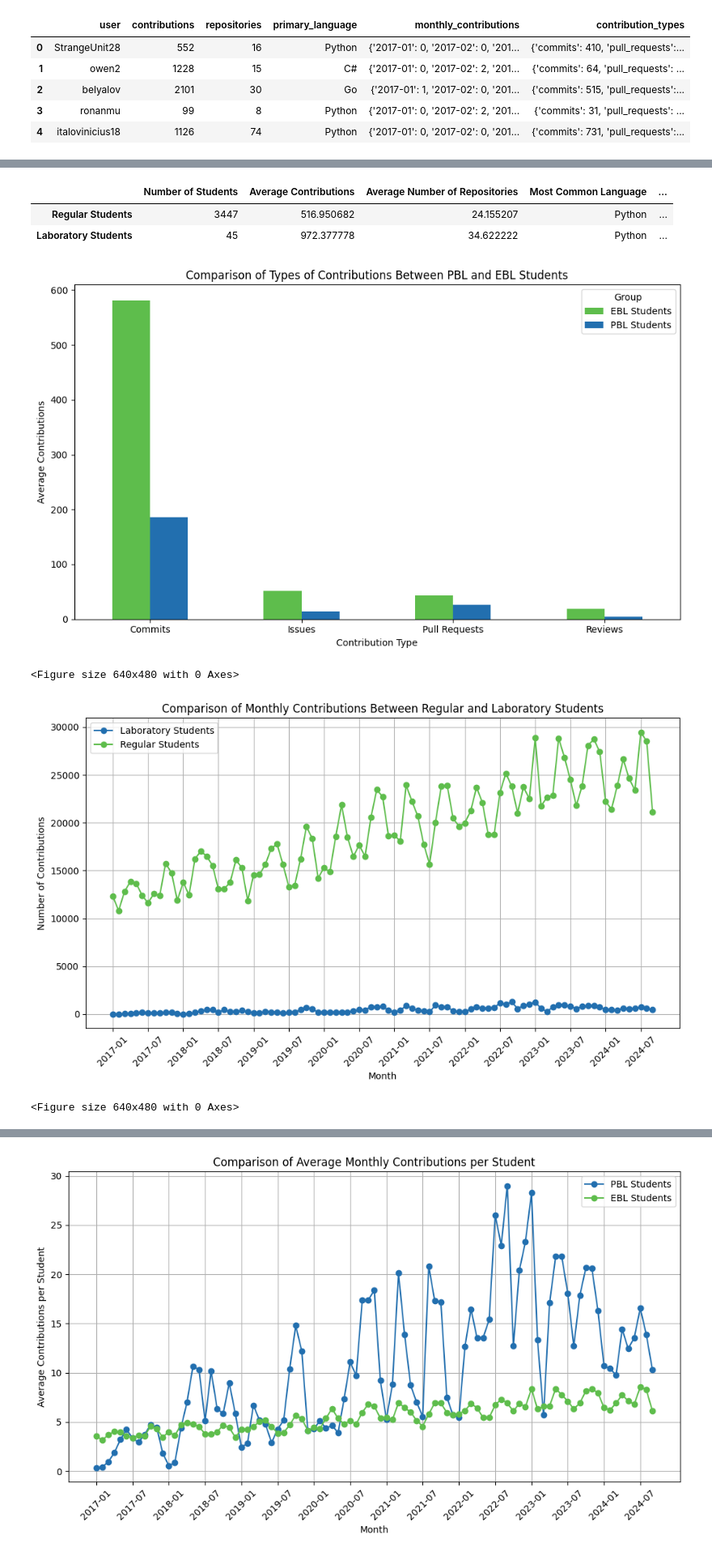
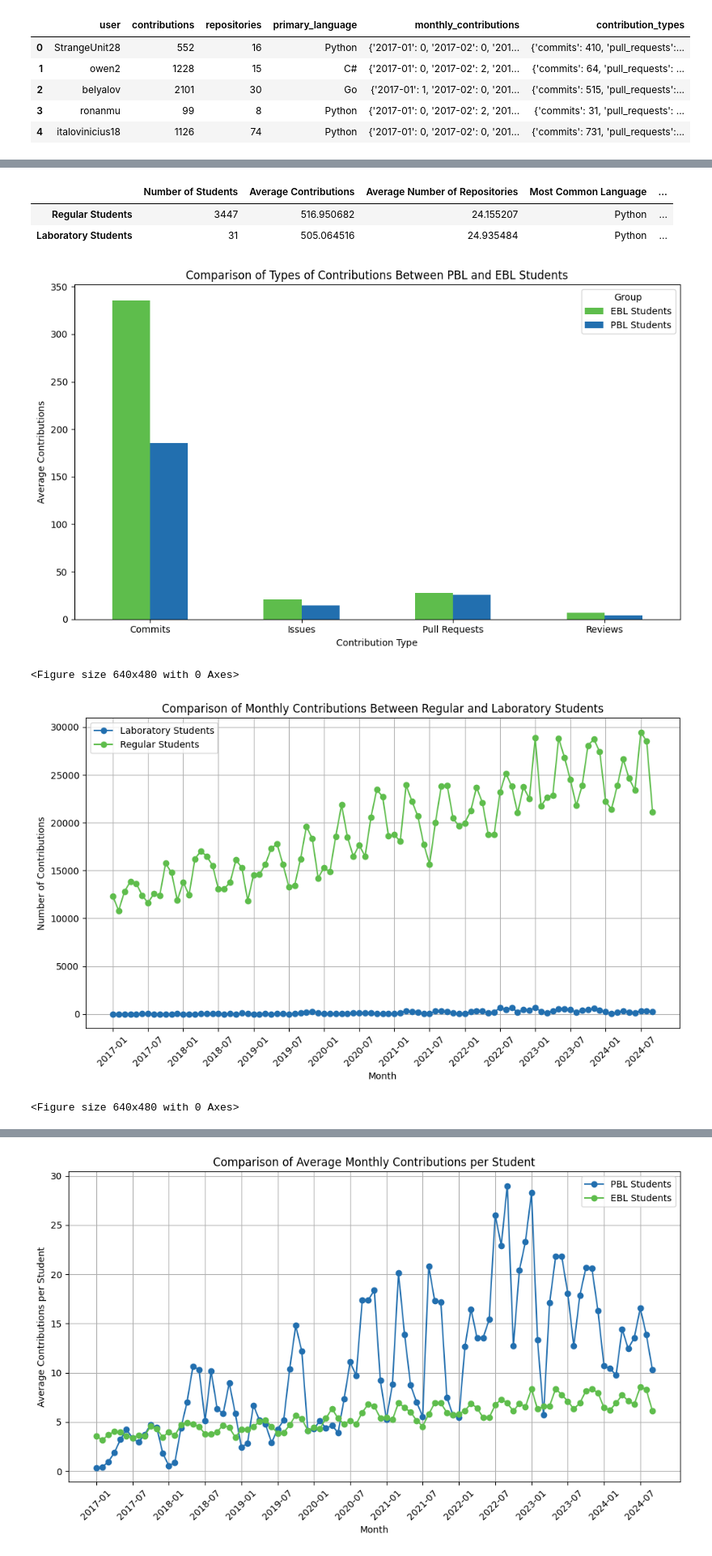
Before and after one commit to lappis-unb/EbL_Over_PbL, a Jupyter notebook: notebook/contributions_analysis.ipynb, the cells around one changed output, grey strips where cells are left out. Shown: that part at 81% size. Cells and saved outputs as stored; diff of their text form; code cells hidden in the pictures.

```diff
--- a/notebook/contributions_analysis.ipynb
+++ b/notebook/contributions_analysis.ipynb
@@ -78,13 +53,11 @@ def remove_specified_outliers(df, columns):
 
 columns_to_filter = ['contributions', 'repositories', 'commits', 'pull_requests', 'issues', 'reviews']
 
-# lappis_data = prepare_data(lappis_data)
 eps_data = prepare_data(eps_data)
+lappis_data = prepare_data(lappis_data)
 
-# lappis_filtered = remove_specified_outliers(lappis_data, columns_to_filter)
 eps_filtered = remove_specified_outliers(eps_data, columns_to_filter)
-
-# display(lappis_filtered.describe(), eps_filtered.describe())
+lappis_filtered = remove_specified_outliers(lappis_data, columns_to_filter)
 # %%
 from sklearn.preprocessing import MinMaxScaler
 
@@ -175,10 +173,10 @@ def compute_extended_statistics(df):
     }
     return stats
 
-lappis_basic_stats = compute_statistics(lappis_data)
+lappis_basic_stats = compute_statistics(lappis_filtered)
 eps_basic_stats = compute_statistics(eps_filtered)
 
-lappis_extended_stats = compute_extended_statistics(lappis_data)
+lappis_extended_stats = compute_extended_statistics(lappis_filtered)
 eps_extended_stats = compute_extended_statistics(eps_filtered)
 
 lappis_stats = {**lappis_basic_stats, **lappis_extended_stats}
@@ -190,7 +188,7 @@ display(stats_df)
 # %% [output]
 |  | Number of Students | Average Contributions | Average Number of Repositories | Most Common Language | ... |
 | Regular Students | 3447 | 516.950682 | 24.155207 | Python | ... |
-| Laboratory Students | 45 | 972.377778 | 34.622222 | Python | ... |
+| Laboratory Students | 31 | 505.064516 | 24.935484 | Python | ... |
 # %%
 import pandas as pd
 import matplotlib.pyplot as plt
@@ -233,7 +231,7 @@ plt.show()
 
 plt.savefig('contribution_comparison.png', format='png')
 # %% [output]
-[figure, old version]
+[figure, new version]
 <Figure size 640x480 with 0 Axes>
 # %%
 import pandas as pd
@@ -241,35 +239,35 @@ import matplotlib.pyplot as plt
 import json
 
 def safe_convert_to_dict(item):
     if isinstance(item, str):
         return json.loads(item.replace("'", '"'))
     return item
 
 def prepare_monthly_data(df, column):
     df[column] = df[column].apply(safe_convert_to_dict)
     monthly_data = pd.DataFrame(df[column].tolist())
     monthly_totals = monthly_data.sum().sort_index()
     return monthly_totals
 
-lappis_monthly = prepare_monthly_data(lappis_data, 'monthly_contributions')
+lappis_monthly = prepare_monthly_data(lappis_filtered, 'monthly_contributions')
 eps_monthly = prepare_monthly_data(eps_filtered, 'monthly_contributions')
 
 plt.figure(figsize=(10, 6))
 plt.plot(lappis_monthly.index, lappis_monthly.values, marker='o', linestyle='-', color='#226FAF', label='Laboratory Students')
 plt.plot(eps_monthly.index, eps_monthly.values, marker='o', linestyle='-', color='#5EBD4C', label='Regular Students')
 
 plt.title('Comparison of Monthly Contributions Between Regular and Laboratory Students')
 plt.xlabel('Month')
 plt.ylabel('Number of Contributions')
 plt.xticks(ticks=range(0, len(lappis_monthly), 6), labels=lappis_monthly.index[::6], rotation=45)
 plt.legend()
 plt.grid(True)
 plt.tight_layout()
 plt.show()
 
 plt.savefig('monthly_comparison.png', format='png')
 # %% [output]
-[figure, old version]
+[figure, new version]
 <Figure size 640x480 with 0 Axes>
 # %%
 import pandas as pd
```
Also changed, not shown: parts of 7 cells of this notebook.
